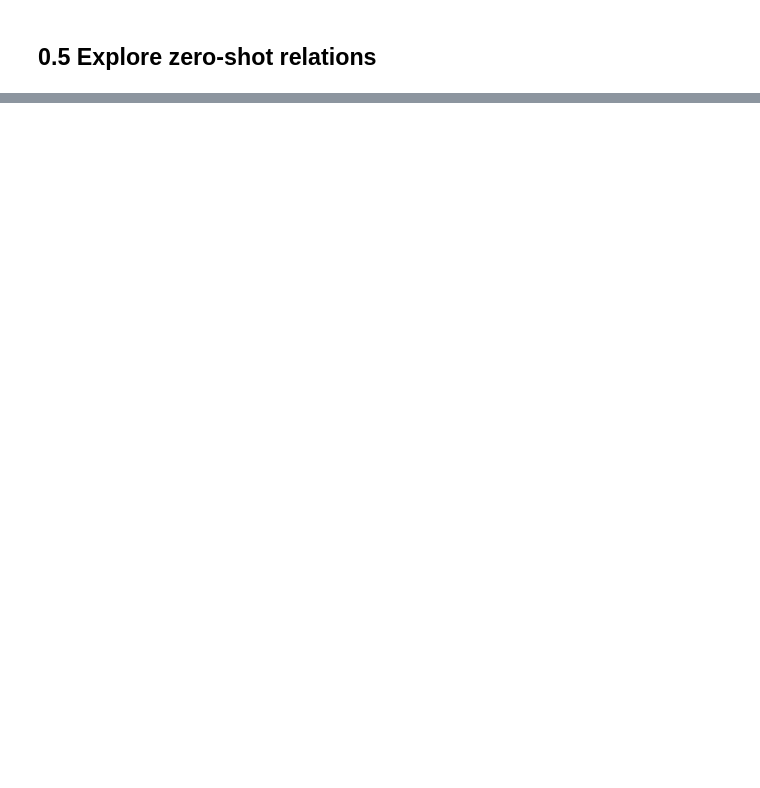
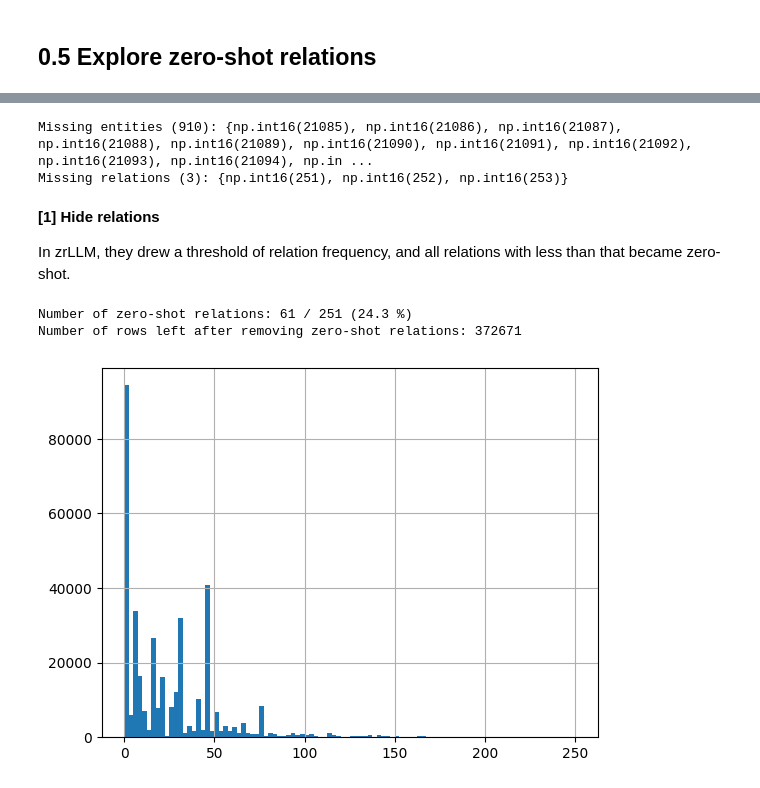
Before and after one commit to hanng00/DD2430-project, a Jupyter notebook: project/notebooks/0.2-gen-tkg.ipynb, the cells around one changed output, grey strips where cells are left out. Saved outputs shown, nothing was run; the diff lists cells and outputs as text; code cells hidden in the pictures; blank space fills up the shorter version.

Commit message:
feat: Add zero-shot and fix some bugs

```diff
--- a/project/notebooks/0.2-gen-tkg.ipynb
+++ b/project/notebooks/0.2-gen-tkg.ipynb
@@ -558,0 +573,66 @@ Accuracy: 0/1
+# %%
+# Now, entities that exist in the training data but not in the validation data
+# is fine. However, entities that exist in the validation data but not in the training data
+# is not fine, as the model has not seen these entities before.
+
+
+def check_entities_relations_exist(
+    training: pd.DataFrame, validation: pd.DataFrame
+) -> None:
+    training_entities = set(
+        [*training["subject_id"].unique(), *training["object_id"].unique()]
+    )
+    validation_entities = set(
+        [*validation["subject_id"].unique(), *validation["object_id"].unique()]
+    )
+
+    training_relations = set(training["relation_id"].unique())
+    validation_relations = set(validation["relation_id"].unique())
+
+    missing_entities = validation_entities - training_entities
+    missing_relations = validation_relations - training_relations
+
+    print(f"Missing entities ({len(missing_entities)}): {missing_entities}")
+    print(f"Missing relations ({len(missing_relations)}): {missing_relations}")
+
+
+check_entities_relations_exist(df_train_decoded, df_valid_decoded)
+# %% [output]
+Missing entities (910): {np.int16(21085), np.int16(21086), np.int16(21087), np.int16(21088), np.int16(21089), np.int16(21090), np.int16(21091), np.int16(21092), np.int16(21093), np.int16(21094), np.in ...
+Missing relations (3): {np.int16(251), np.int16(252), np.int16(253)}
+# %% [markdown]
+**[1] Hide relations**
+
+In zrLLM, they drew a threshold of relation frequency, and all relations with less than that became zero-shot.
+# %%
+THRESHOLD = 20  # Set a threshold for the number of occurrences
+
+
+# Plot the distribution of relation types
+df_train_decoded.relation_id.hist(bins=100)
+
+df_training_relation_freq = (
+    df_train_decoded.groupby("relation_id").size().sort_values(ascending=False)
+)
+df_zero_shot_relations = df_training_relation_freq[
+    df_training_relation_freq < THRESHOLD
+]
+
+# Filter out relations with less than the threshold
+n_zero_shot_relations = df_zero_shot_relations.count()
+total_relations = len(df_training_relation_freq)
+zero_shot_percentage = round(n_zero_shot_relations / total_relations * 100, 2)
+print(
+    f"Number of zero-shot relations: {n_zero_shot_relations} / {len(df_training_relation_freq)} ({zero_shot_percentage} %)"
+)
+
+n_rows_left_after_zr_filter = len(
+    df_train_decoded.query("relation_id not in @df_zero_shot_relations.index")
+)
+print(
+    f"Number of rows left after removing zero-shot relations: {n_rows_left_after_zr_filter}"
+)
+# %% [output]
+Number of zero-shot relations: 61 / 251 (24.3 %)
+Number of rows left after removing zero-shot relations: 372671
+[figure, added]
```
Also changed, not shown: parts of 20 cells of this notebook, 4 other files.
